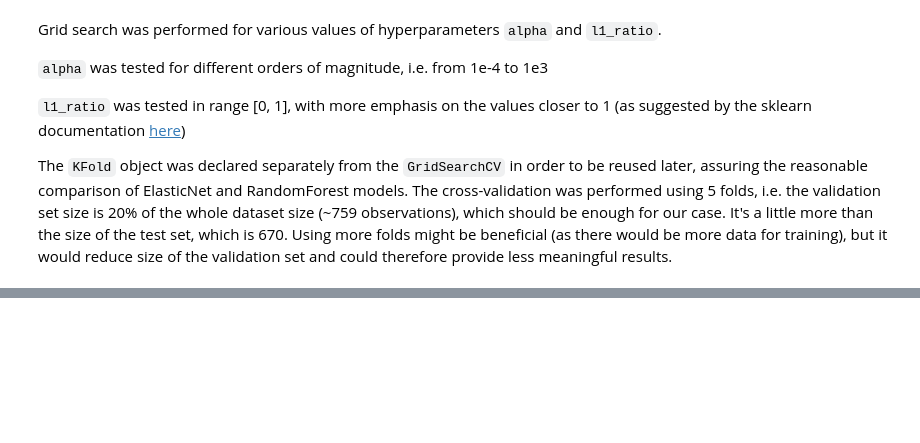
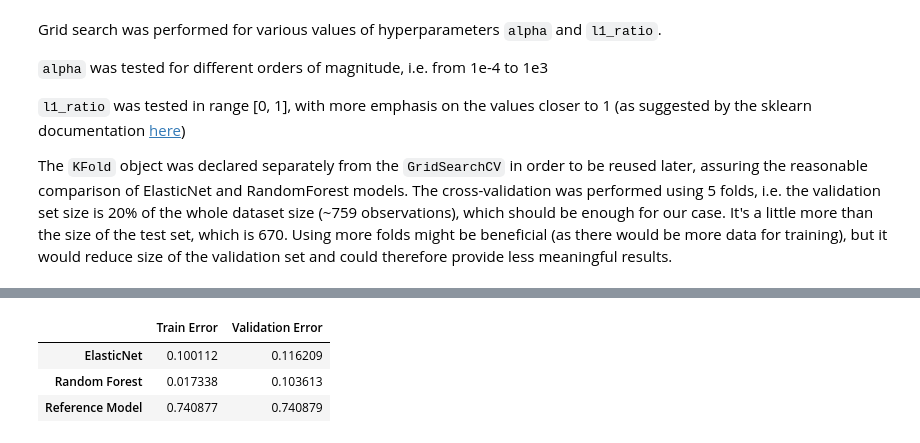
Before and after one commit to Sivvak/sml, a Jupyter notebook: hw2/SML_project2.ipynb, the cells around one changed output, grey strips where cells are left out. Saved outputs shown, nothing was run; the diff lists cells and outputs as text; code cells hidden in the pictures; blank space fills up the shorter version.

```diff
--- a/hw2/SML_project2.ipynb
+++ b/hw2/SML_project2.ipynb
@@ -293,0 +301,24 @@ The `KFold` object was declared separately from the `GridSearchCV` in order to b
+# %%
+from sklearn.ensemble import RandomForestRegressor
+from sklearn.model_selection import GridSearchCV
+
+
+hyperparameters_to_test = {
+    "n_estimators": [10, 20, 50, 100],
+    "max_features": ["sqrt", 0.1, 0.25, 0.5],
+    "min_samples_split": [2, 5, 8, 11]
+}
+
+random_forest = RandomForestRegressor()
+
+grid_search_rf = GridSearchCV(
+    estimator=random_forest,
+    param_grid=hyperparameters_to_test,
+    cv=kfold,
+    return_train_score=True,
+    scoring="neg_mean_squared_error",
+    n_jobs=-1,
+    verbose=3,
+)
+
+grid_search_rf.fit(X, y)
@@ -293,0 +350,11 @@ The `KFold` object was declared separately from the `GridSearchCV` in order to b
+# %%
+print(f"Hyperparameters of the best model obtained: {grid_search_rf.best_params_}")
+
+cv_results_rf = grid_search_rf.cv_results_
+best_index_rf = grid_search_rf.best_index_
+
+train_err_rf = -cv_results_rf["mean_train_score"][best_index_rf]
+val_err_rf = -cv_results_rf["mean_test_score"][best_index_rf]
+
+print(f"Mean train error of the best model obtained: {train_err_rf}")
+print(f"Mean validation error of the best model obtained: {val_err_rf}")
@@ -293,0 +414,15 @@ The `KFold` object was declared separately from the `GridSearchCV` in order to b
+# %%
+results = pd.DataFrame(
+    index=["ElasticNet", "Random Forest", "Reference Model"],
+    columns=["Train Error", "Validation Error"],
+)
+
+results["Train Error"] = [train_err_en, train_err_rf, train_err_ref]
+results["Validation Error"] = [val_err_en, val_err_rf, val_err_ref]
+
+results
+# %% [output]
+|  | Train Error | Validation Error |
+| ElasticNet | 0.100112 | 0.116209 |
+| Random Forest | 0.017338 | 0.103613 |
+| Reference Model | 0.740877 | 0.740879 |
```
Also changed, not shown: parts of 7 cells of this notebook.
